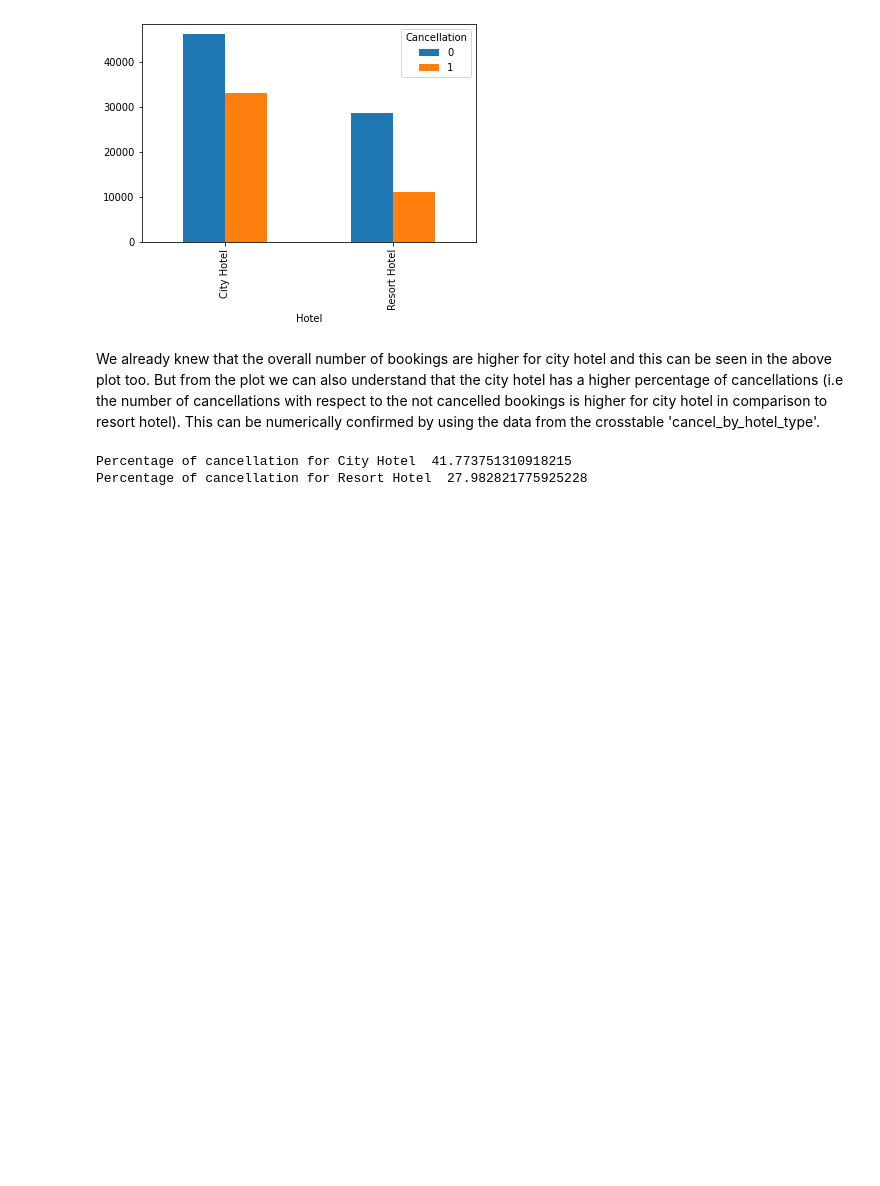
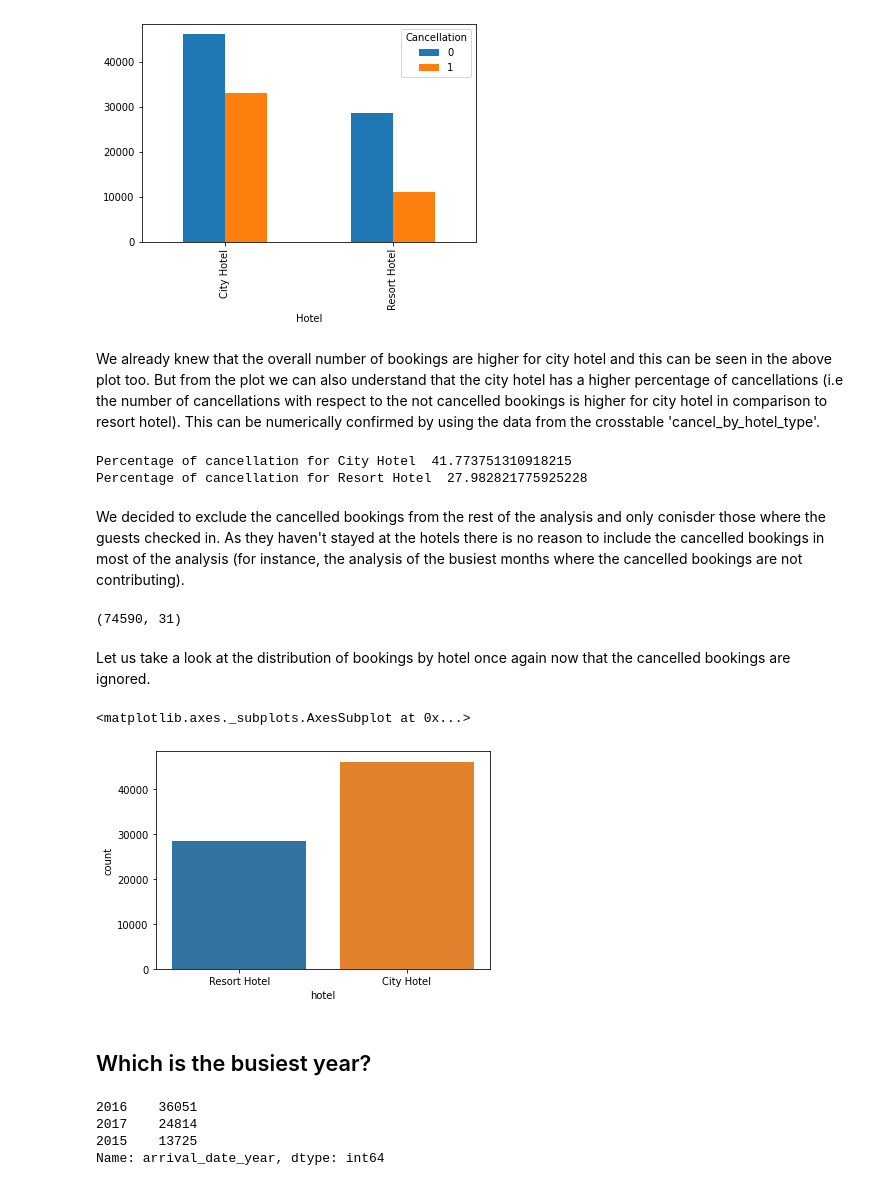
Before and after one commit to ParvezMakandar/Hotel-Booking-Analysis, a Jupyter notebook: Hotel_Booking_Analysis_Capstone_Project.ipynb, the cells around one changed output. Drawn from its saved outputs; the diff is of its cells as text; code cells hidden in the pictures; blank space fills up the shorter version.

```diff
--- a/Hotel_Booking_Analysis_Capstone_Project.ipynb
+++ b/Hotel_Booking_Analysis_Capstone_Project.ipynb
@@ -302,3 +310,29 @@ print('Percentage of cancellation for Resort Hotel ',cancel_by_hotel_type[1][1]/
 # %% [output]
 Percentage of cancellation for City Hotel  41.773751310918215
 Percentage of cancellation for Resort Hotel  27.982821775925228
+# %% [markdown]
+We decided to exclude the cancelled bookings from the rest of the analysis and only conisder those where the guests checked in. As they haven't stayed at the hotels there is no reason to include the cancelled bookings in most of the analysis (for instance, the analysis of the busiest months where the cancelled bookings are not contributing).
+# %%
+# selecting those data where 'is_canceled' is zero i.e the bookings where guests checked in
+hotel_checked_in_df = hotel_df[hotel_df['is_canceled'] == 0]
+# %%
+# confirm if the number of rows is same as that of the 'not cancelled'
+hotel_checked_in_df.shape
+# %% [output]
+(74590, 31)
+# %% [markdown]
+Let us take a look at the distribution of bookings by hotel once again now that the cancelled bookings are ignored.
+# %%
+sns.countplot(data = hotel_checked_in_df, x='hotel')
+# %% [output]
+<matplotlib.axes._subplots.AxesSubplot at 0x...>
+[figure, added]
+# %% [markdown]
+## Which is the busiest year?
+# %%
+hotel_checked_in_df['arrival_date_year'].value_counts()
+# %% [output]
+2016    36051
+2017    24814
+2015    13725
+Name: arrival_date_year, dtype: int64
```
Also changed, not shown: parts of 36 cells of this notebook.
